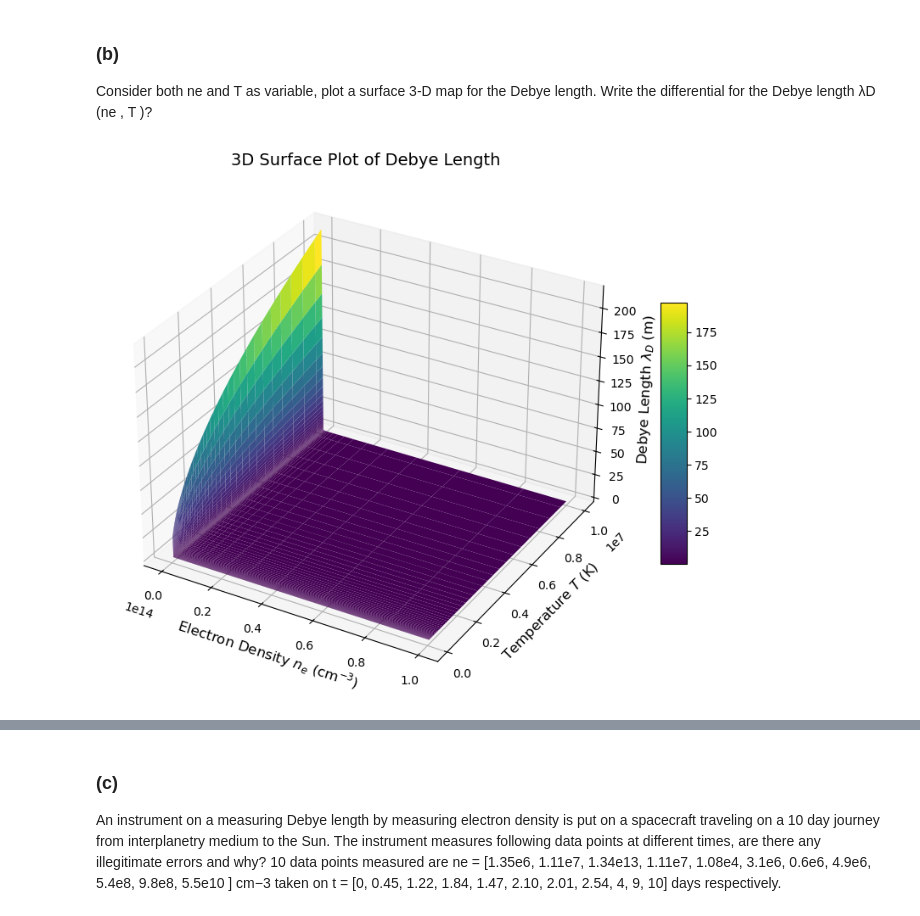
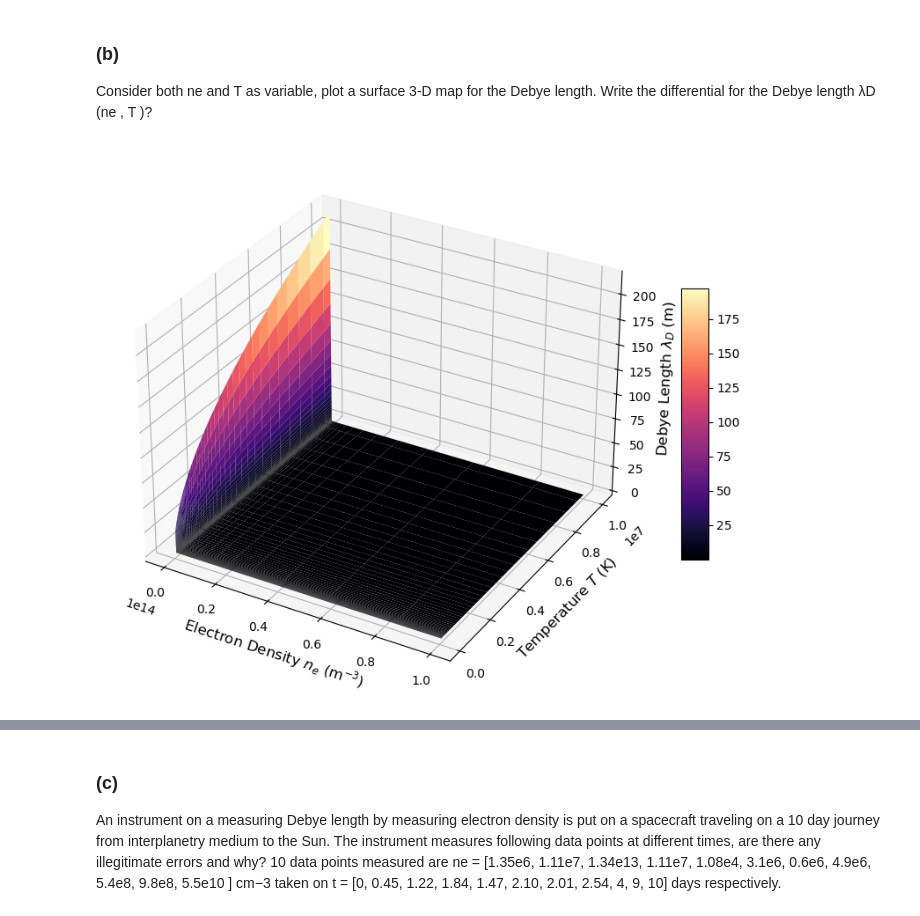
Before and after one commit to ashwin-r-k/IITK_notebooks, a Jupyter notebook: SPA631M Statistics/HW1.ipynb, the cells around one changed output, grey strips where cells are left out. Saved outputs shown, nothing was run; the diff lists cells and outputs as text; code cells hidden in the pictures.

```diff
--- a/SPA631M Statistics/HW1.ipynb
+++ b/SPA631M Statistics/HW1.ipynb
@@ -50,22 +53,22 @@ differential for the Debye length λD (ne , T )?
 # %%
 T_range = np.logspace(5,7, 100)
 n_e_range = np.logspace(6, 14, 100)
 T_grid, ne_grid = np.meshgrid(T_range, n_e_range)
 
 debye_radius_grid =  debye_Radius(ne_grid,T_grid)
 
 fig = plt.figure(figsize=(10, 8))
 
 ax = fig.add_subplot(111, projection='3d')
-surf = ax.plot_surface(ne_grid, T_grid, debye_radius_grid, cmap='viridis')
-ax.set_xlabel('Electron Density $n_e$ (cm$^{-3}$)', fontsize=12)
+surf = ax.plot_surface(ne_grid, T_grid, debye_radius_grid, cmap='magma')
+ax.set_xlabel('Electron Density $n_e$ (m$^{-3}$)', fontsize=12)
 ax.set_ylabel('Temperature $T$ (K)', fontsize=12)
 ax.set_zlabel('Debye Length $\lambda_D$ (m)', fontsize=12)
-ax.set_title('3D Surface Plot of Debye Length', fontsize=14)
+#ax.set_title('3D Surface Plot of Debye Length', fontsize=14)
 #ax.set_xscale("log")
 #ax.set_yscale("log")
 plt.colorbar(surf, shrink=0.5, aspect=10)
 plt.show()
 # %% [output]
-[figure, old version]
+[figure, new version]
 # %%
```
Also changed, not shown: parts of 12 cells of this notebook, 2 other files.
